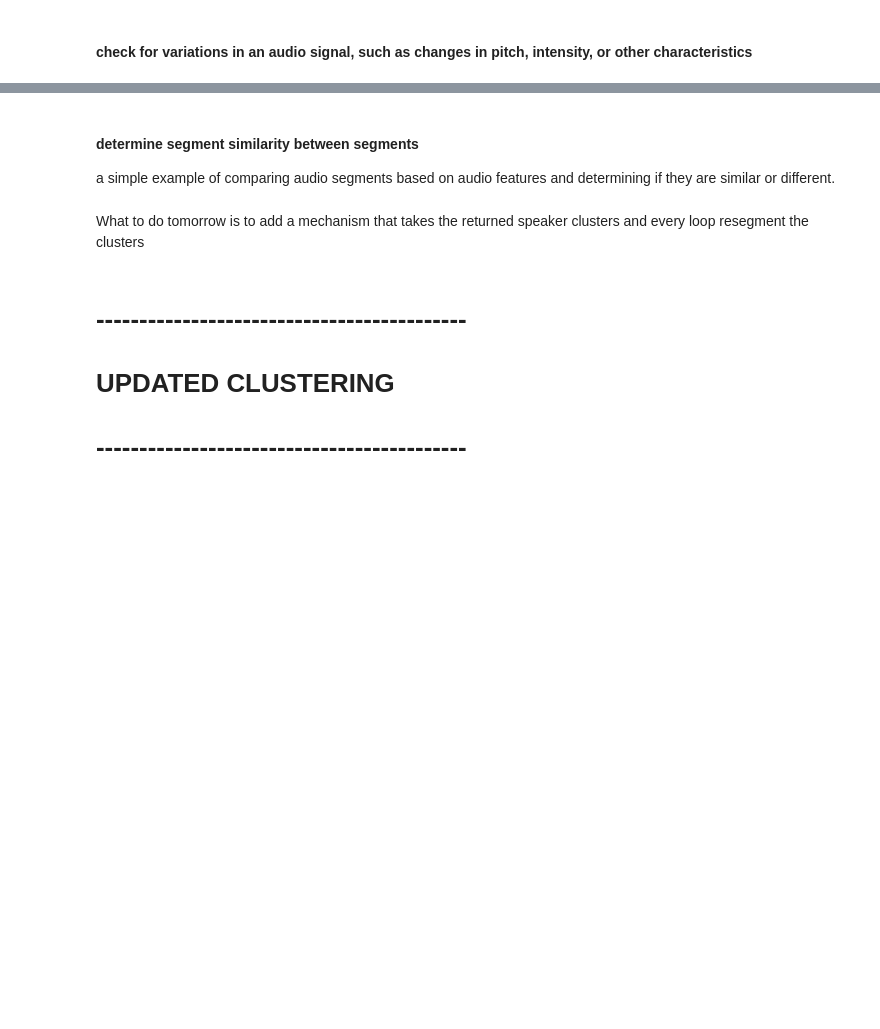
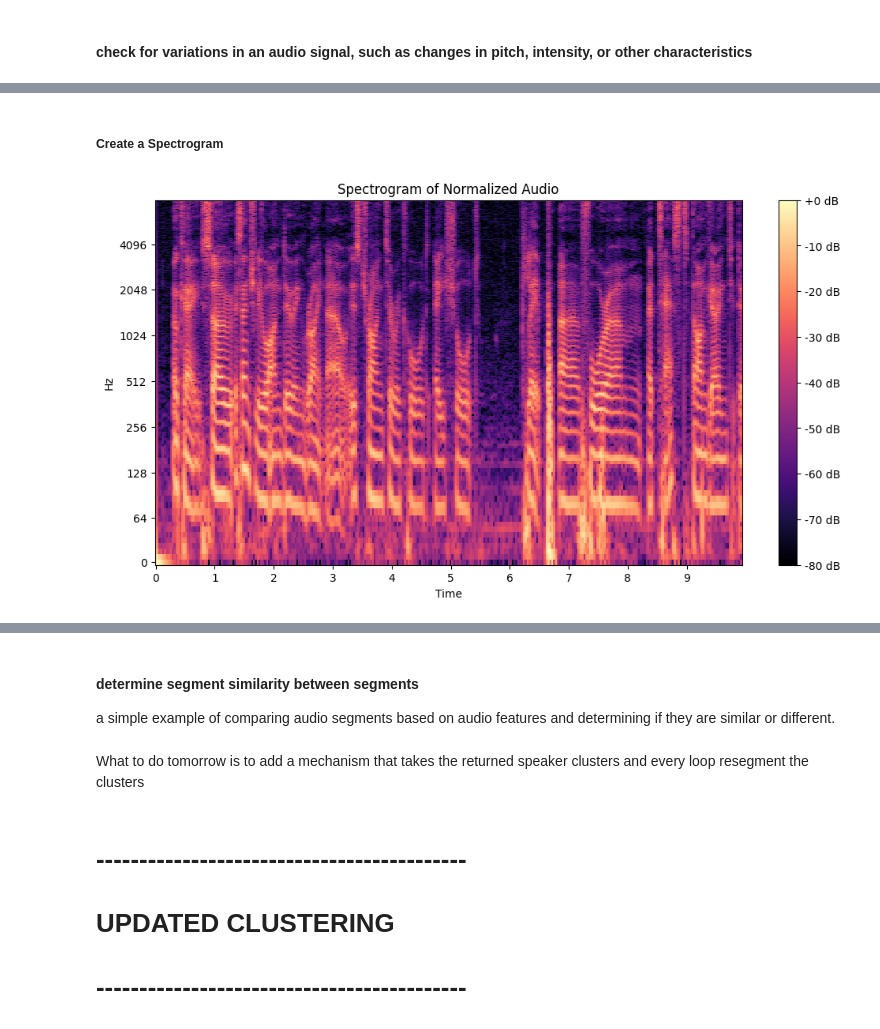
Before and after one commit to spartanGhost17/speaker_diarization, a Jupyter notebook: misc-analysis.ipynb, the cells around one changed output, grey strips where cells are left out. Saved outputs shown, nothing was run; the diff lists cells and outputs as text; code cells hidden in the pictures; blank space fills up the shorter version.

```diff
--- a/misc-analysis.ipynb
+++ b/misc-analysis.ipynb
@@ -1374,0 +1395,11 @@ for idx, row in at.iterrows():
+# %% [markdown]
+##### Create a Spectrogram
+# %%
+plt.figure(figsize=(12, 6))
+D = librosa.amplitude_to_db(np.abs(librosa.stft(audio)), ref=np.max)
+librosa.display.specshow(D, sr=sample_rate, x_axis='time', y_axis='log')
+plt.colorbar(format='%+2.0f dB')
+plt.title("Spectrogram of Normalized Audio")
+plt.show()
+# %% [output]
+[figure, added]
```
Also changed, not shown: parts of 17 cells of this notebook, 9 other files.
